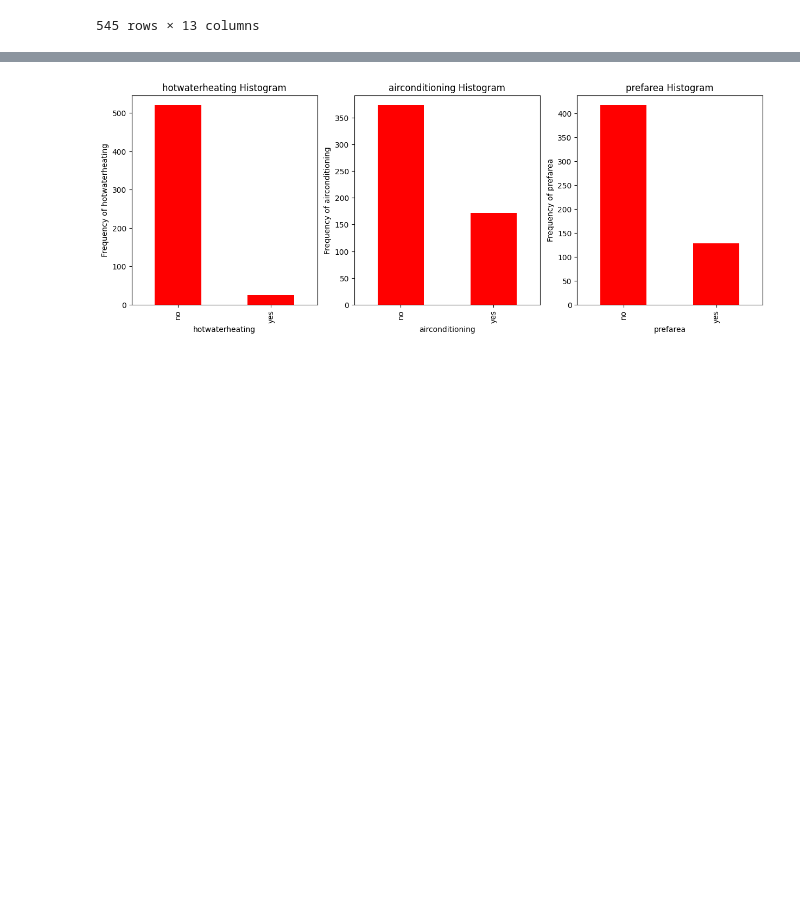
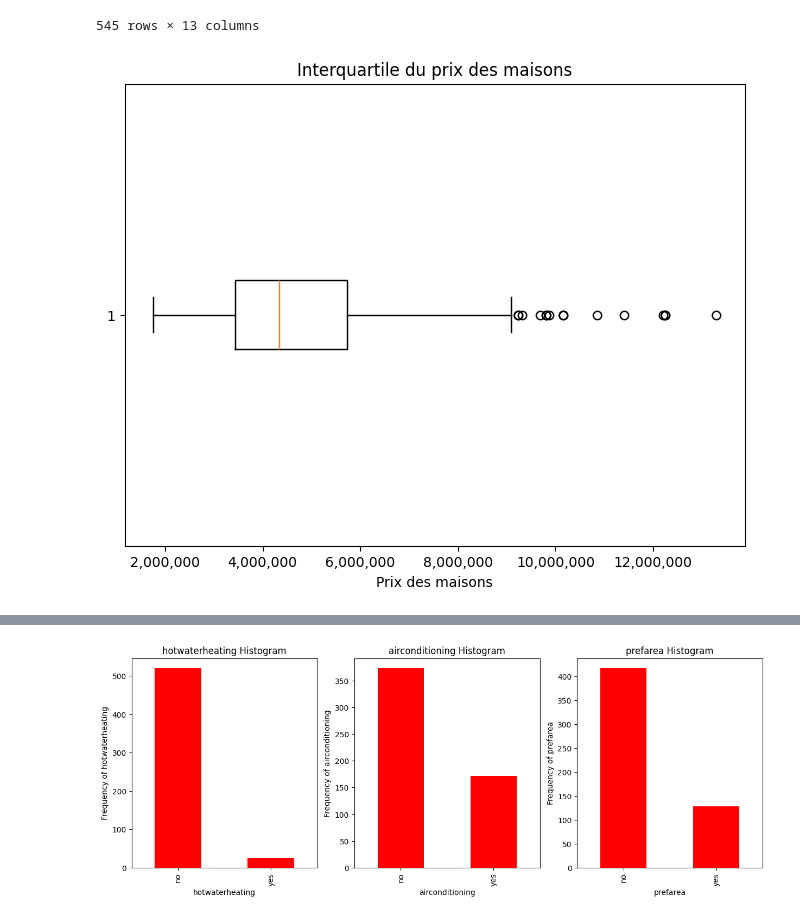
Before and after one commit to HaDock404/api-housing-prices, a Jupyter notebook: analysis/notebook.ipynb, the cells around one changed output, grey strips where cells are left out. Cells and saved outputs as stored; diff of their text form; code cells hidden in the pictures; blank space fills up the shorter version.

```diff
--- a/analysis/notebook.ipynb
+++ b/analysis/notebook.ipynb
@@ -51,3 +52,15 @@ data
 | 543 | 1750000 | 2910 | 3 | 1 | 1 | no | no | no | no | ... |
 | 544 | 1750000 | 3850 | 3 | 1 | 2 | yes | no | no | no | ... |
 545 rows × 13 columns
+# %%
+plt.figure(figsize=(8, 6))
+plt.boxplot(data['price'].values, vert=False, showfliers=True)
+
+# Configureration sans notation scientifique
+plt.gca().xaxis.set_major_formatter(ticker.FuncFormatter(lambda x, _: f'{int(x):,}'))
+
+plt.xlabel('Prix des maisons')
+plt.title('Interquartile du prix des maisons')
+plt.show()
+# %% [output]
+[figure, added]
```
Also changed, not shown: parts of 20 cells of this notebook.
